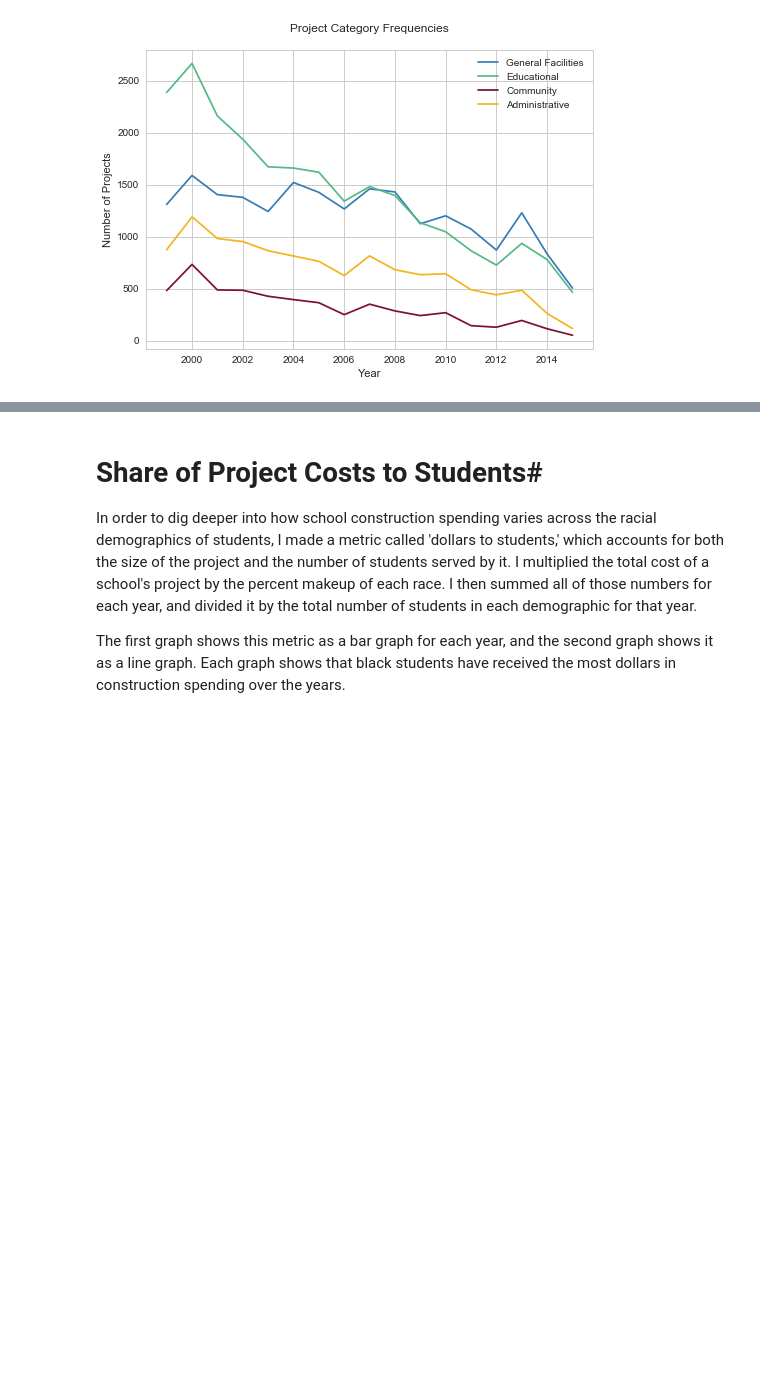
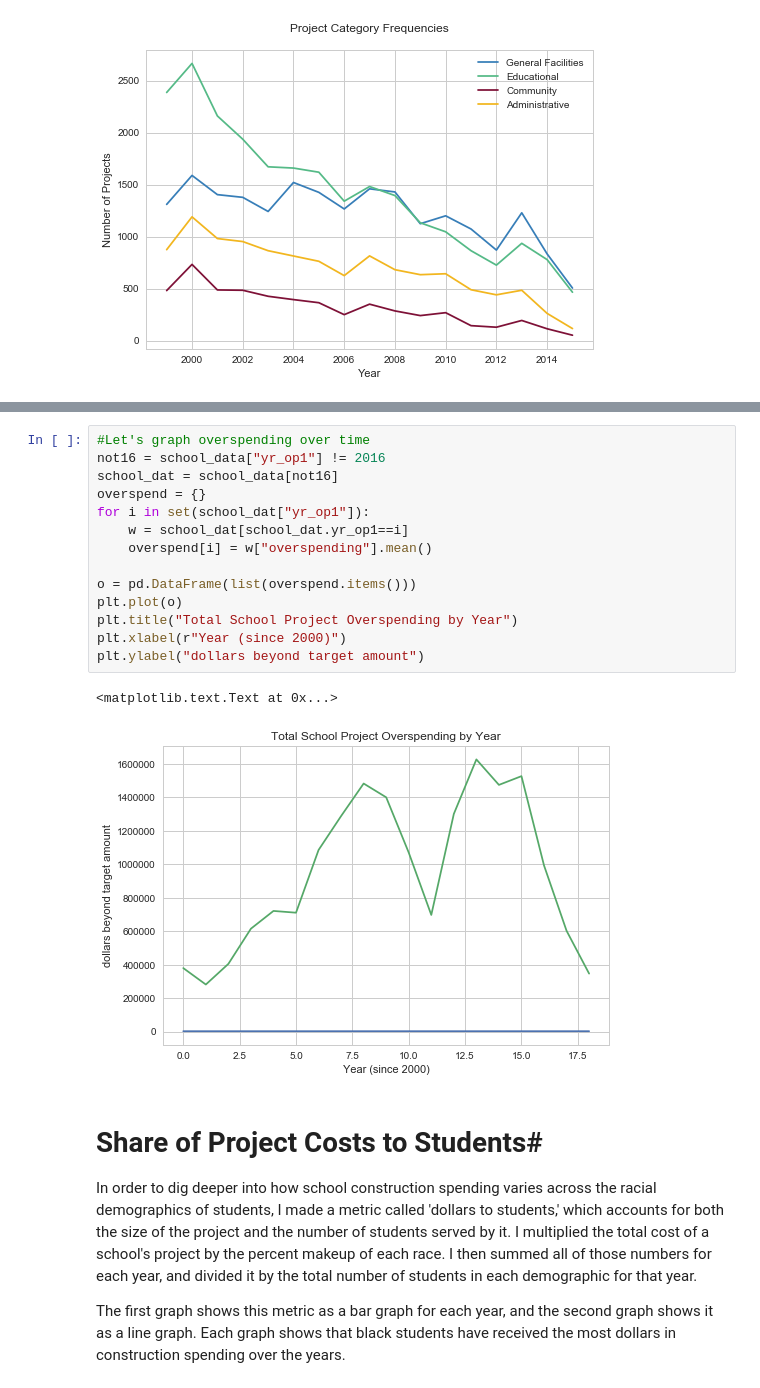
Before and after one commit to semcguin/141_FinalProject, a Jupyter notebook: Final_Presentation.ipynb, the cells around one changed output, grey strips where cells are left out. Drawn from its saved outputs; the diff is of its cells as text; blank space fills up the shorter version.

```diff
--- a/Final_Presentation.ipynb
+++ b/Final_Presentation.ipynb
@@ -170,3 +285,20 @@ plt.show()
+# %%
+#Let's graph overspending over time
+not16 = school_data["yr_op1"] != 2016
+school_dat = school_data[not16]
+overspend = {}
+for i in set(school_dat["yr_op1"]):
+    w = school_dat[school_dat.yr_op1==i]
+    overspend[i] = w["overspending"].mean()
+
+o = pd.DataFrame(list(overspend.items()))
+plt.plot(o)
+plt.title("Total School Project Overspending by Year")
+plt.xlabel(r"Year (since 2000)")
+plt.ylabel("dollars beyond target amount")
+# %% [output]
+<matplotlib.text.Text at 0x...>
+[figure, added]
 # %% [markdown]
 # Share of Project Costs to Students#
 In order to dig deeper into how school construction spending varies across the racial demographics of students, I made a metric called 'dollars to students,' which accounts for both the size of the project and the number of students served by it. I multiplied the total cost of a school's project by the percent makeup of each race. I then summed all of those numbers for each year, and divided it by the total number of students in each demographic for that year.
```
Also changed, not shown: parts of 17 cells of this notebook.
